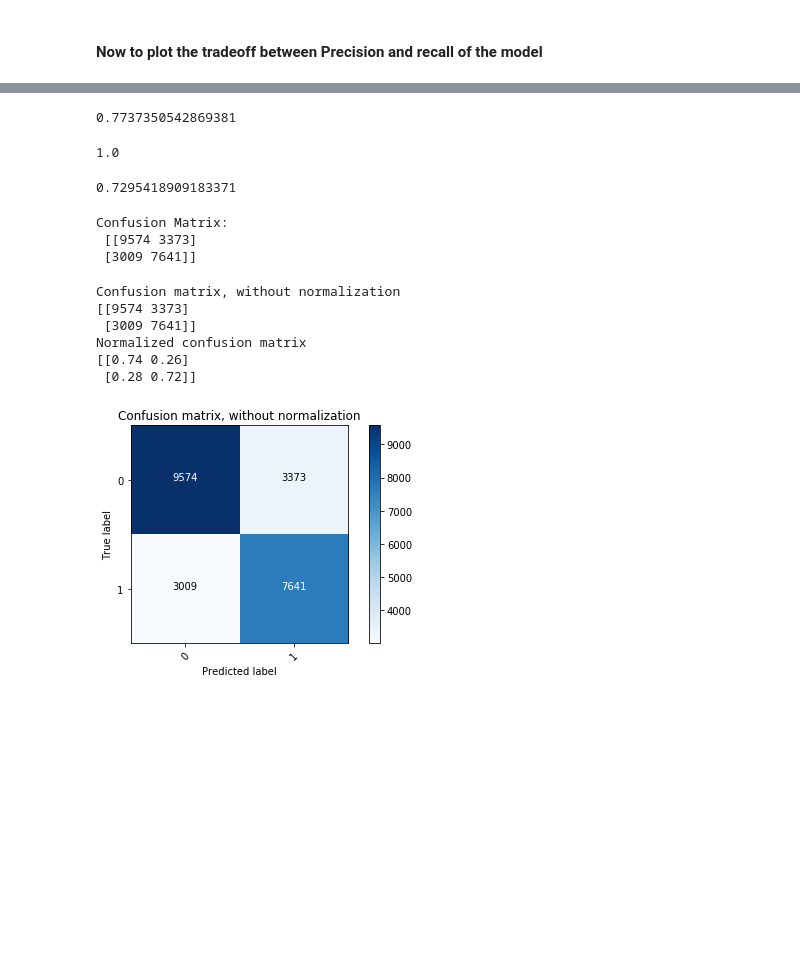
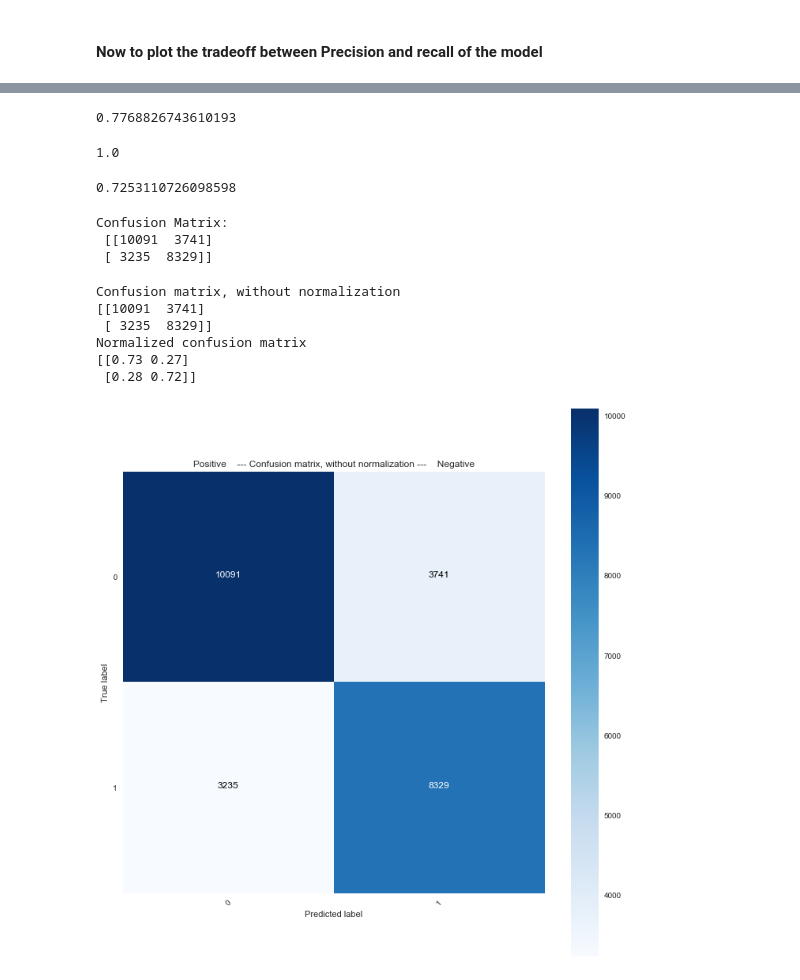
Before and after one commit to bcat12/dsc-5-capstone-project-online-ds-ft-100118, a Jupyter notebook: Analysis.ipynb, the cells around one changed output, grey strips where cells are left out. Cells and saved outputs as stored; diff of their text form; code cells hidden in the pictures; blank space fills up the shorter version.

```diff
--- a/Analysis.ipynb
+++ b/Analysis.ipynb
@@ -101,0 +109,7 @@ df = df00.dropna(subset=['price'])
+# %%
+pricemedian = df00.price.median() #Storing median price as variable
+# %%
+df00.price.fillna(pricemedian, inplace = True) #Replace null values with median
+df= df00#Convert to df
+df.price.isnull().sum() # test if this worked
+#df = df00.dropna(subset=['price'])
@@ -584,9 +605,9 @@ sns.regplot(data=dfscat, x="x", y="y", fit_reg=False, marker="+", color="blue")
 # basic plot
 p1=sns.regplot(data=dfscat, x='x', y='y', fit_reg=False, marker="o", color="skyblue", scatter_kws={'s':400})
 # add annotations one by one with a loop
-for line in range(0,df.shape[0]):
+for line in range(0,dfscat.shape[0]):
      p1.text(dfscat.x[line]+.2, dfscat.y[line], dfscat.group[line], horizontalalignment='left', size='small', color='black', weight='semibold')
-sns.set(rc={'figure.figsize':(10,7)})
+sns.set(rc={'figure.figsize':(10,10)})
 plt.ylabel('Point Score', fontsize=15)
 plt.xlabel('Price', fontsize=15)
 plt.title("Price vs Score based on Country" , fontsize=20)
@@ -606,2 +625,0 @@ scoremean
-# %%
-df['points'].iloc[13] = 1
@@ -918,7 +1007,7 @@ Text(0.5,1,'2-class Precision-Recall curve: AP=0.77')
 # %%
 average_precision
 # %% [output]
-0.7737350542869381
+0.7768826743610193
 # %%
 rf.score(X_train, y_train)
 #X_train, X_test, y_train, y_test
@@ -927,17 +1016,19 @@ rf.score(X_train, y_train)
 # %%
 rf.score(X_test, y_test)
 # %% [output]
-0.7295418909183371
+0.7253110726098598
 # %%
 y_hat_test = rf.predict(X_test)
 # %%
+#Simple confusion matrix
 cnf_matrix = confusion_matrix(y_hat_test, y_test)
 print('Confusion Matrix:\n',cnf_matrix)
 # %% [output]
 Confusion Matrix:
- [[9574 3373]
- [3009 7641]]
+ [[10091  3741]
+ [ 3235  8329]]
 # %%
+#Building aesthetic  confusion matrix function and applying it to RF Classifier
 def plot_confusion_matrix(cm, classes,
                           normalize=False,
                           title='Confusion matrix',
@@ -955,37 +1046,39 @@ def plot_confusion_matrix(cm, classes,
     plt.colorbar()
     tick_marks = np.arange(len(classes))
     plt.xticks(tick_marks, classes, rotation=45)
     plt.yticks(tick_marks, classes)
 
     fmt = '.2f' if normalize else 'd'
     thresh = cm.max() / 2.
     for i, j in itertools.product(range(cm.shape[0]), range(cm.shape[1])):
         plt.text(j, i, format(cm[i, j], fmt),
                  horizontalalignment="center",
                  color="white" if cm[i, j] > thresh else "black")
 
     plt.ylabel('True label')
     plt.xlabel('Predicted label')
     plt.tight_layout()
+    plt.grid(b=None)
+
 
 np.set_printoptions(precision=2)
-class_names = ['0', '1']
+class_names = ['0','1']
 # Plot non-normalized confusion matrix
 plt.figure()
 plot_confusion_matrix(cnf_matrix, classes=class_names,
-                      title='Confusion matrix, without normalization')
+                      title='Positive    --- Confusion matrix, without normalization ---    Negative')
 
 # Plot normalized confusion matrix
 plt.figure()
 plot_confusion_matrix(cnf_matrix, classes=class_names, normalize=True,
-                      title='Normalized confusion matrix')
+                      title='Positive   --- Normalized confusion matrix ---   Negative')
 
 plt.show()
 # %% [output]
 Confusion matrix, without normalization
-[[9574 3373]
- [3009 7641]]
+[[10091  3741]
+ [ 3235  8329]]
 Normalized confusion matrix
-[[0.74 0.26]
+[[0.73 0.27]
  [0.28 0.72]]
-[figure, old version]
+[figure, new version]
```
Also changed, not shown: parts of 125 cells of this notebook, 2 other files.
